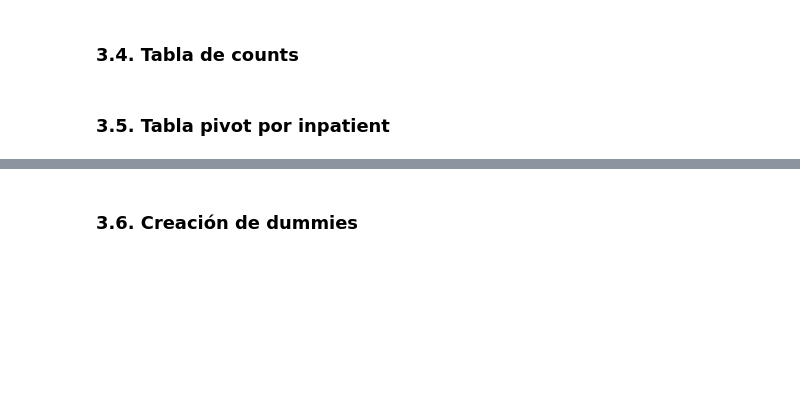
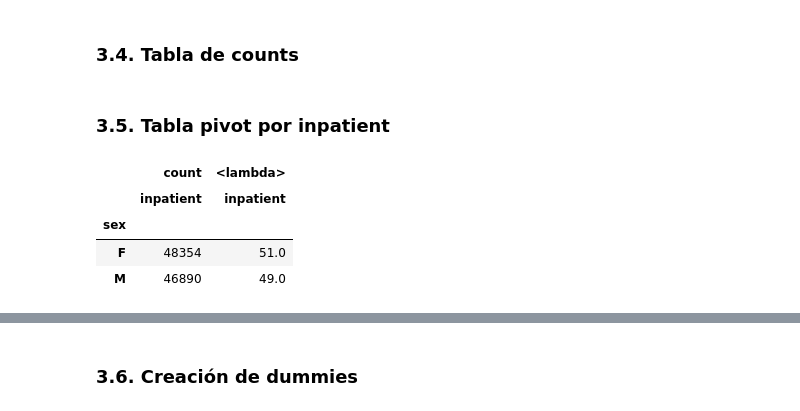
Before and after one commit to szl30n/ProyectosDHDS, a Jupyter notebook: TP3/notebooks/1_Preparacion.ipynb, the cells around one changed output, grey strips where cells are left out. Drawn from its saved outputs; the diff is of its cells as text; code cells hidden in the pictures; blank space fills up the shorter version.

```diff
--- a/TP3/notebooks/1_Preparacion.ipynb
+++ b/TP3/notebooks/1_Preparacion.ipynb
@@ -143,2 +161,15 @@ data.head(5)
 # %% [markdown]
 ### 3.5. Tabla pivot por inpatient
+# %%
+#creo un total count inpatient para ponderar resultados
+total_inpatient = data['inpatient'].count()
+
+#by sex
+round(pd.pivot_table(data, values='inpatient', index=['sex'],
+                     aggfunc=['count',(lambda x: count(x)/total_inpatient*100)]))
+# %% [output]
+|  | count | <lambda> |
+|  | inpatient | inpatient |
+| sex |  |  |
+| F | 48354 | 51.0 |
+| M | 46890 | 49.0 |
```
Also changed, not shown: parts of 7 cells of this notebook, 2 other files.
